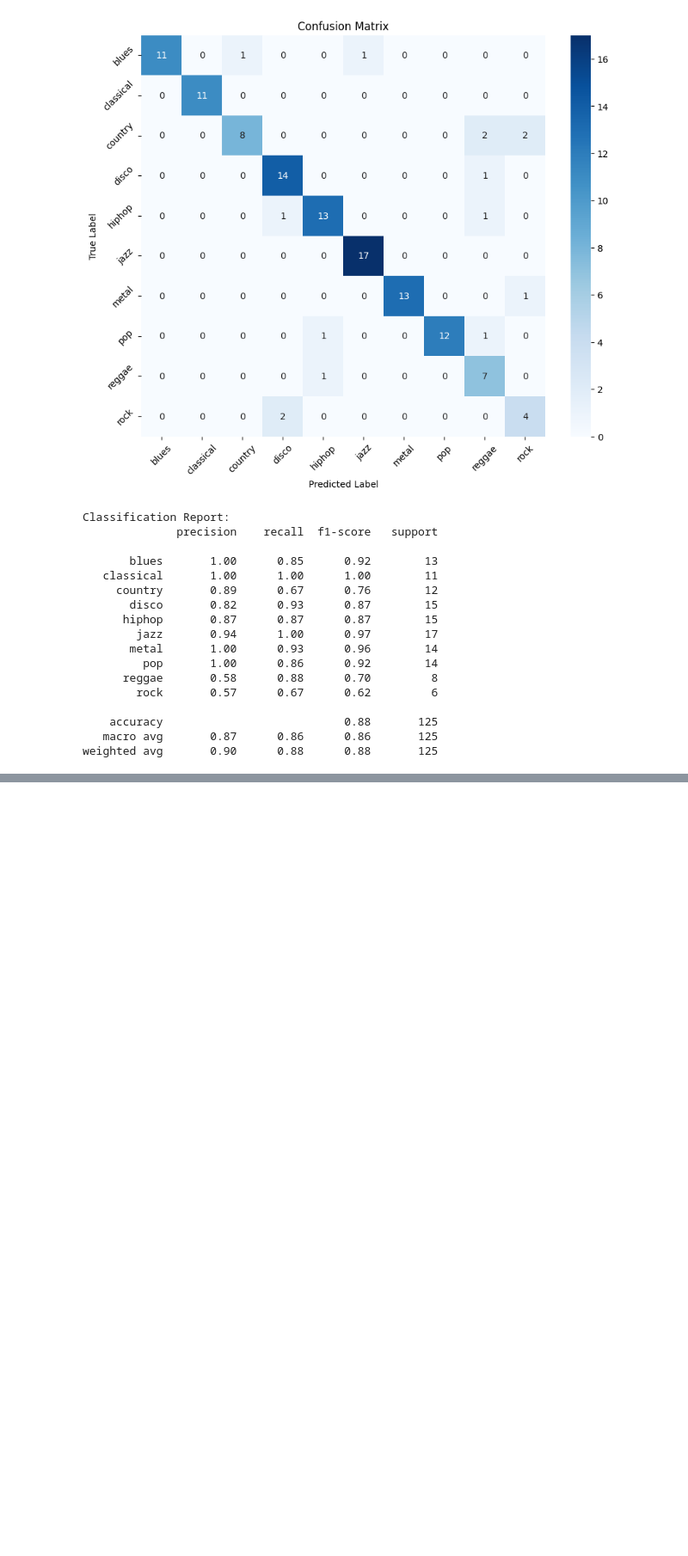
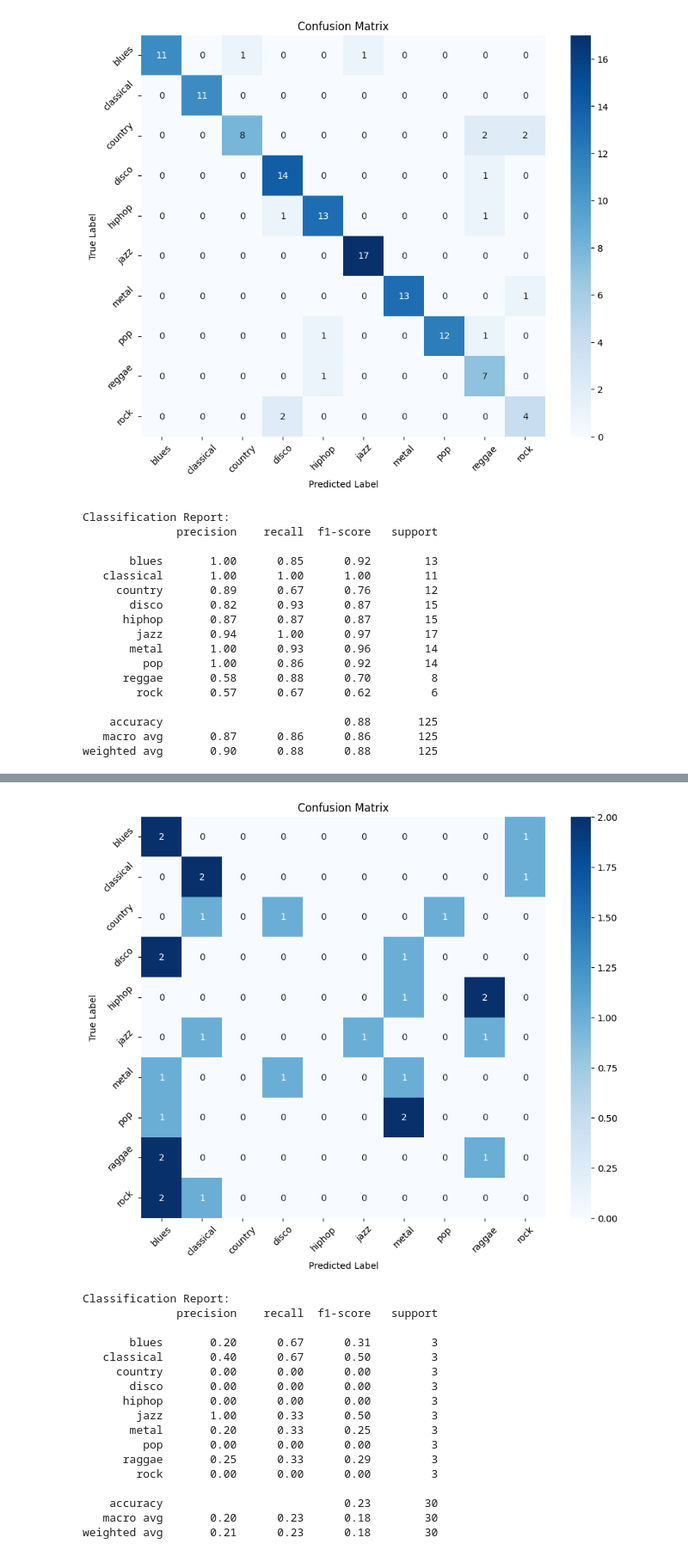
Before and after one commit to AndreaDAmicis22/DigitalSignalImageManagement, a Jupyter notebook: AudioClassification.ipynb, the cells around one changed output, grey strips where cells are left out. Shown at 86% size. Saved outputs shown, nothing was run; the diff lists cells and outputs as text; code cells hidden in the pictures; blank space fills up the shorter version.

Commit message:
added our test set

```diff
--- a/AudioClassification.ipynb
+++ b/AudioClassification.ipynb
@@ -869,0 +930,58 @@ weighted avg       0.90      0.88      0.88       125
+# %%
+# Definizione delle variabili necessarie
+n_classes = len(genre_mapping)  # Numero di generi (classi)
+
+# Definizione del modello
+model = Sequential([
+    Input(shape=(64, 1024, 1)),  # Forma dell'input
+    Convolution2D(32, (3, 5), padding="same"),
+    BatchNormalization(),
+    Activation("relu"),
+    MaxPool2D(),
+
+    Convolution2D(64, (3, 5), padding="same"),
+    BatchNormalization(),
+    Activation("relu"),
+    MaxPool2D(),
+
+    Convolution2D(128, (3, 5), padding="same"),
+    BatchNormalization(),
+    Activation("relu"),
+    MaxPool2D(),
+
+    Flatten(),
+    Dense(64),
+    Dropout(0.4),
+    BatchNormalization(),
+    Activation("relu"),
+    Dense(n_classes, activation="softmax")  # Correzione qui: usa "softmax" come stringa
+])
+
+# Caricare i pesi del modello
+model.load_weights('weights/mfcc_mod.weights.h5')
+
+# Predizioni
+y_pred = model.predict(X_test)
+y_pred_classes = np.argmax(y_pred, axis=1)  # Converti le probabilità in classi
+y_test_classes = np.argmax(y_test, axis=1)  # Le etichette reali in classi
+
+# Matrice di confusione
+cm = confusion_matrix(y_test_classes, y_pred_classes)
+
+# Etichette dei generi
+genre_labels = list(genre_mapping.keys())  # Usa le chiavi di genre_mapping per ottenere i generi
+
+# Plot della Confusion Matrix
+plt.figure(figsize=(10, 8))
+sns.heatmap(cm, annot=True, fmt="d", cmap="Blues", xticklabels=genre_labels, yticklabels=genre_labels)
+plt.xlabel("Predicted Label")
+plt.ylabel("True Label")
+plt.title("Confusion Matrix")
+plt.xticks(rotation=45)
+plt.yticks(rotation=45)
+plt.show()
+
+# Report di classificazione
+print("\nClassification Report:")
+print(classification_report(y_test_classes, y_pred_classes, target_names=genre_labels))
+# %% [output]
@@ -869,0 +989,18 @@ weighted avg       0.90      0.88      0.88       125
+[figure, added]
+Classification Report:
+              precision    recall  f1-score   support
+
+       blues       0.20      0.67      0.31         3
+   classical       0.40      0.67      0.50         3
+     country       0.00      0.00      0.00         3
+       disco       0.00      0.00      0.00         3
+      hiphop       0.00      0.00      0.00         3
+        jazz       1.00      0.33      0.50         3
+       metal       0.20      0.33      0.25         3
+         pop       0.00      0.00      0.00         3
+      raggae       0.25      0.33      0.29         3
+        rock       0.00      0.00      0.00         3
+
+    accuracy                           0.23        30
+   macro avg       0.20      0.23      0.18        30
+weighted avg       0.21      0.23      0.18        30
```
Also changed, not shown: parts of 4 cells of this notebook.
